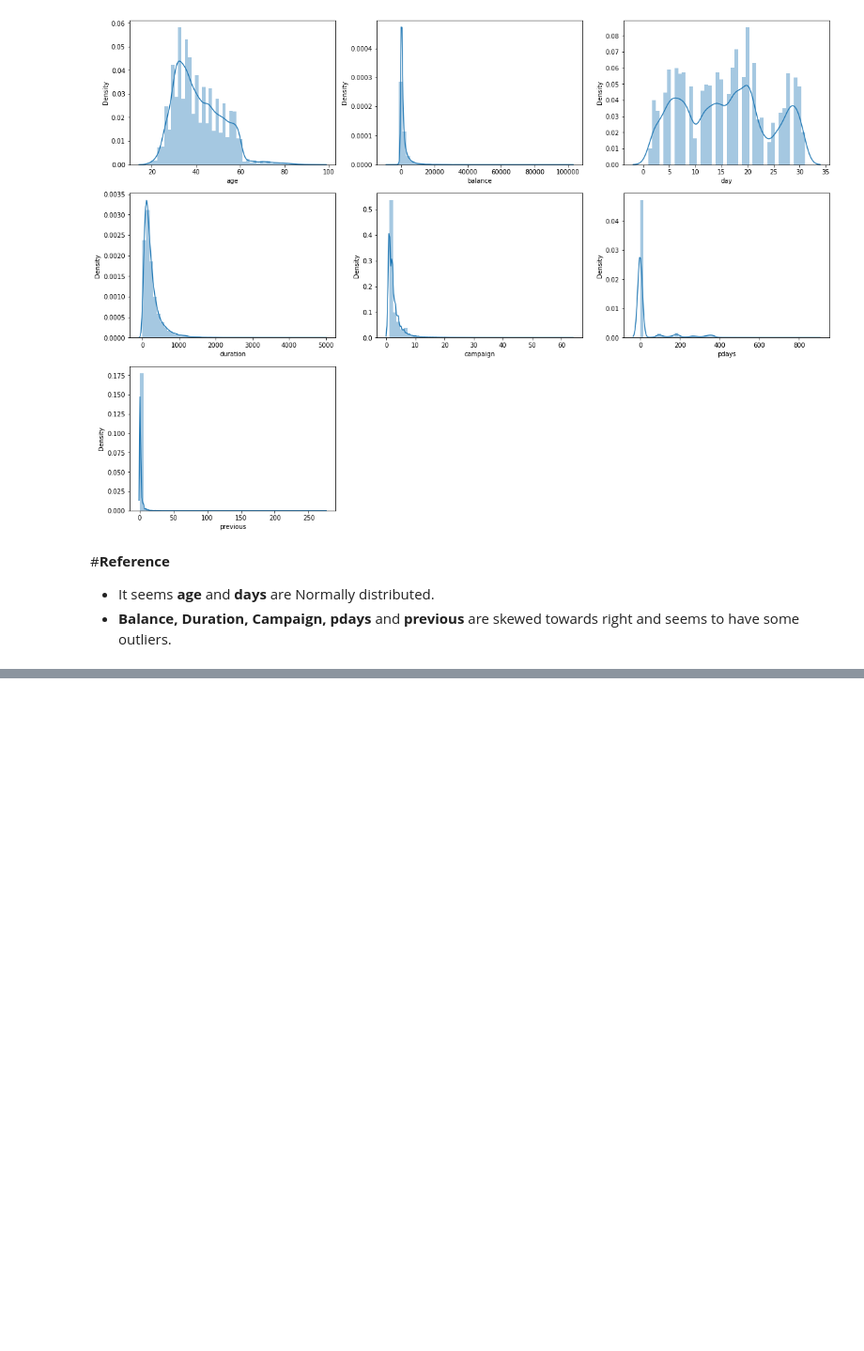
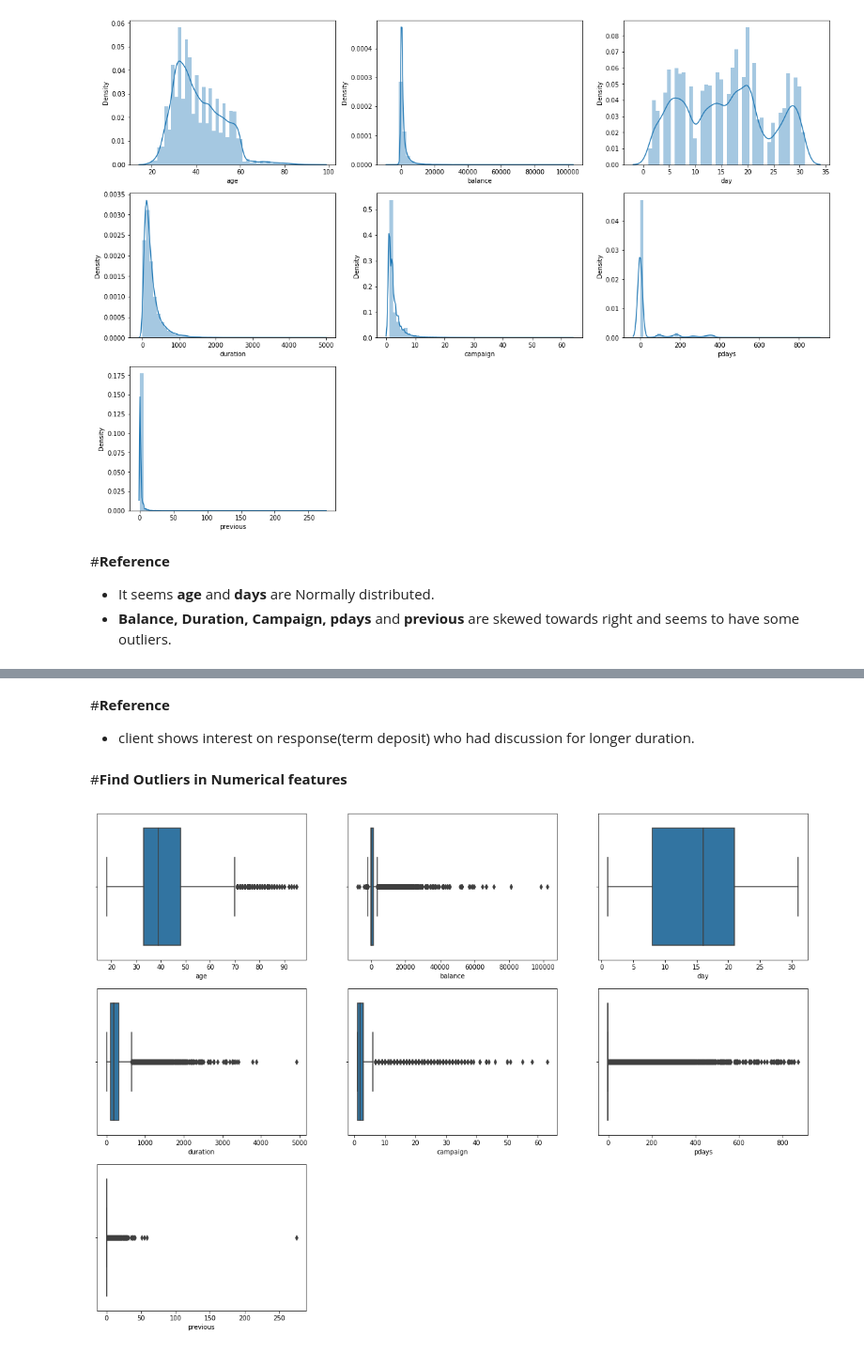
Before and after one commit to shwetaNayak19/Bank-Marketing-Effectiveness-Prediction, a Jupyter notebook: Bank_Marketing_Effectiveness_Prediction.ipynb, the cells around one changed output, grey strips where cells are left out. Shown at 94% size. Drawn from its saved outputs; the diff is of its cells as text; code cells hidden in the pictures; blank space fills up the shorter version.

```diff
--- a/Bank_Marketing_Effectiveness_Prediction.ipynb
+++ b/Bank_Marketing_Effectiveness_Prediction.ipynb
@@ -446,0 +461,17 @@ plt.show()
+# %% [markdown]
+#**Reference**
+* client shows interest on response(term deposit) who had discussion for longer duration.
+# %% [markdown]
+#**Find Outliers in Numerical features**
+# %%
+#Boxplot on Numerical features to find outliers
+plt.figure(figsize=(20,60),facecolor='white')
+plotnumber = 1
+for numerical_feature in numerical_features:
+  ax = plt.subplot(12,3,plotnumber)
+  sns.boxplot(df[numerical_feature])
+  plt.xlabel(numerical_feature)
+  plotnumber+= 1
+plt.show()
+# %% [output]
+[figure, added]
```
Also changed, not shown: parts of 9 cells of this notebook.
